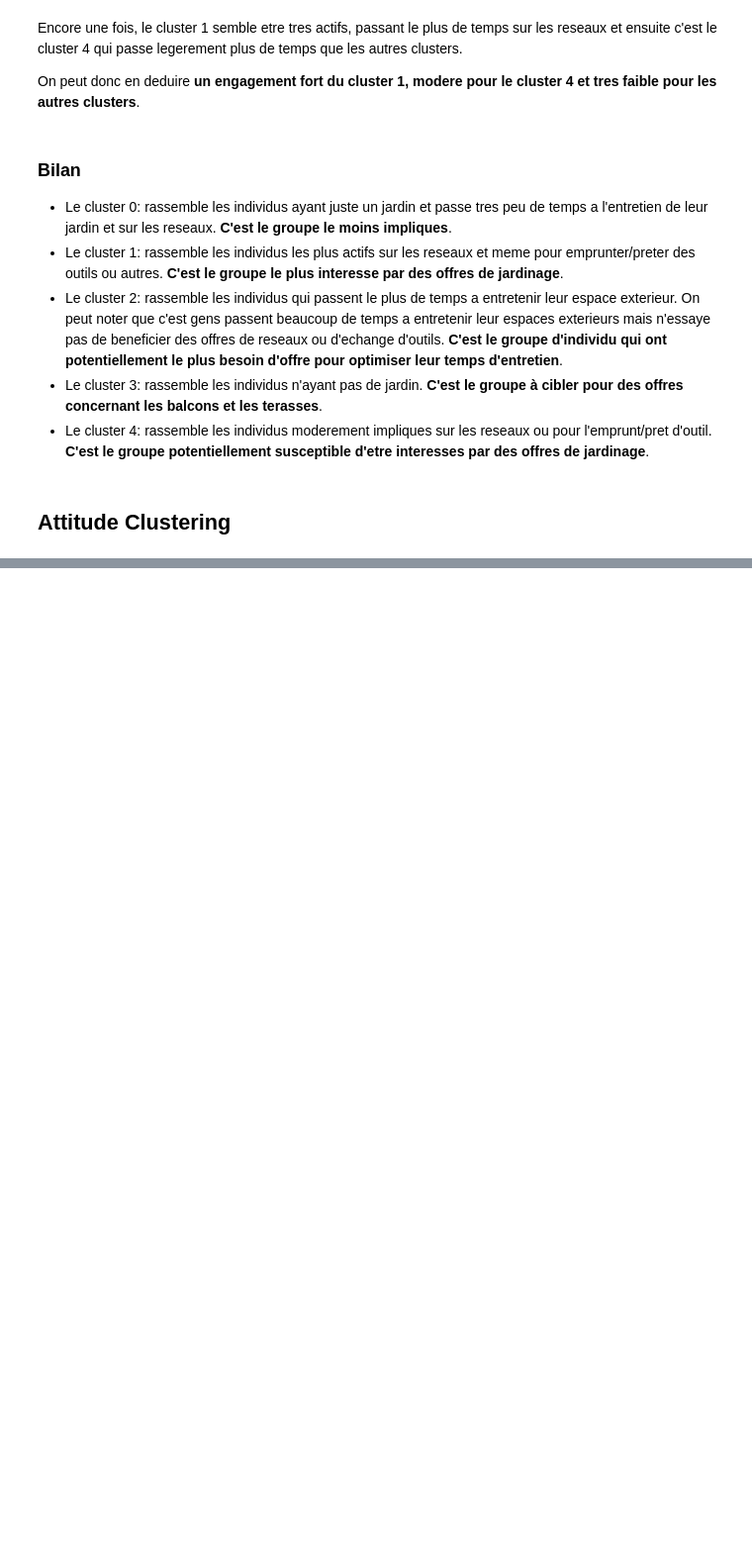
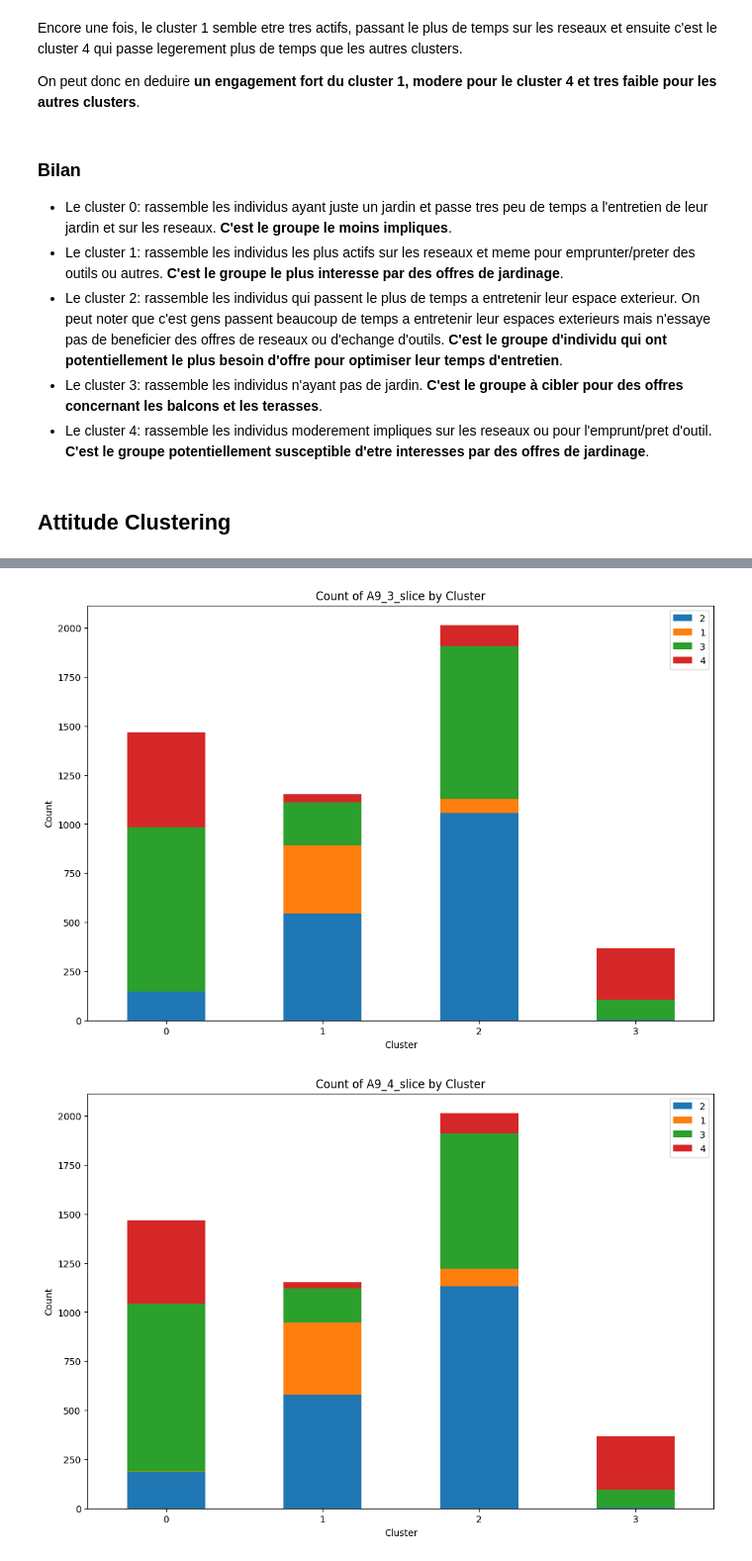
Before and after one commit to Coartix/Kantar, a Jupyter notebook: Clustering.ipynb, the cells around one changed output, grey strips where cells are left out. Shown at 99% size. Cells and saved outputs as stored; diff of their text form; code cells hidden in the pictures; blank space fills up the shorter version.

```diff
--- a/Clustering.ipynb
+++ b/Clustering.ipynb
@@ -453,0 +478,6 @@ KMeans(n_clusters=4, n_init=10, random_state=42)
+# %%
+compare_cluster_answers(df_attitude, 'cluster', 'A9_3_slice')
+compare_cluster_answers(df_attitude, 'cluster', 'A9_4_slice')
+# %% [output]
+[figure, added]
+[figure, added]
```
Also changed, not shown: parts of 24 cells of this notebook.
